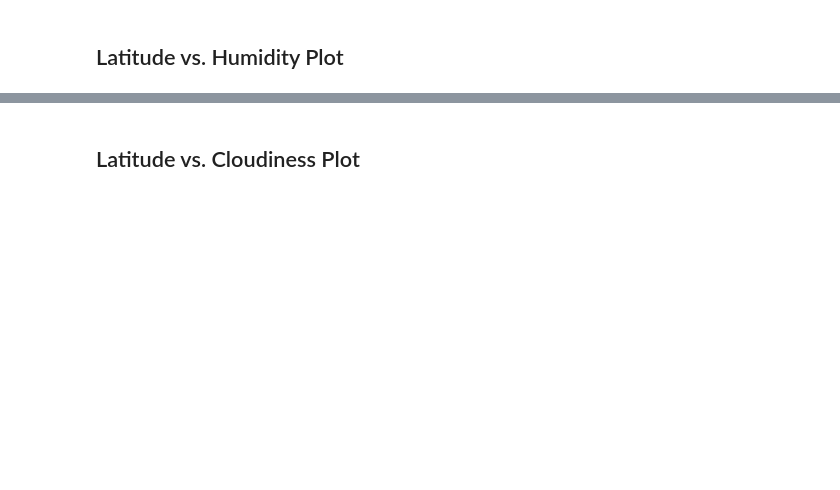
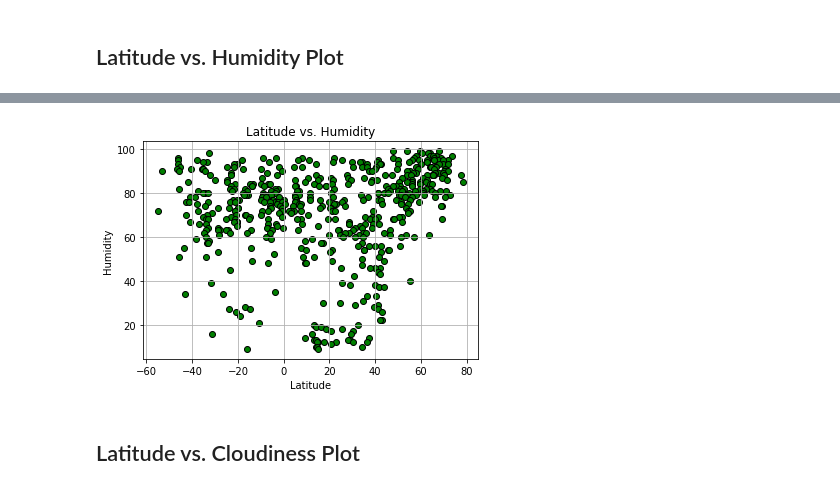
Before and after one commit to lrios215/python_API_HW, a Jupyter notebook: weatherpy/WeatherPy.ipynb, the cells around one changed output, grey strips where cells are left out. Cells and saved outputs as stored; diff of their text form; code cells hidden in the pictures; blank space fills up the shorter version.

```diff
--- a/weatherpy/WeatherPy.ipynb
+++ b/weatherpy/WeatherPy.ipynb
@@ -228,2 +239,18 @@ Int64Index([], dtype='int64')
+# %%
+lat = clean_city_weather["Latitude"]
+humidity = clean_city_weather["Humidity"]
+
+plt.scatter(clean_city_weather["Latitude"],clean_city_weather["Humidity"],facecolors="green",edgecolors="black")
+plt.title('Latitude vs. Humidity')
+plt.xlabel('Latitude')
+plt.ylabel('Humidity')
+plt.grid (b=True,which="major",axis="both",linestyle="-")
+
+#saving figure
+plt.savefig('output_weather/lat_humidity_plot.png')
+
+#This code is using matplotlib to create a scatter plot that analyzes the max temperature of a city and its humidity.
+# %% [output]
+[figure, added]
 # %% [markdown]
 ## Latitude vs. Cloudiness Plot
```
Also changed, not shown: parts of 43 cells of this notebook, 12 other files.
